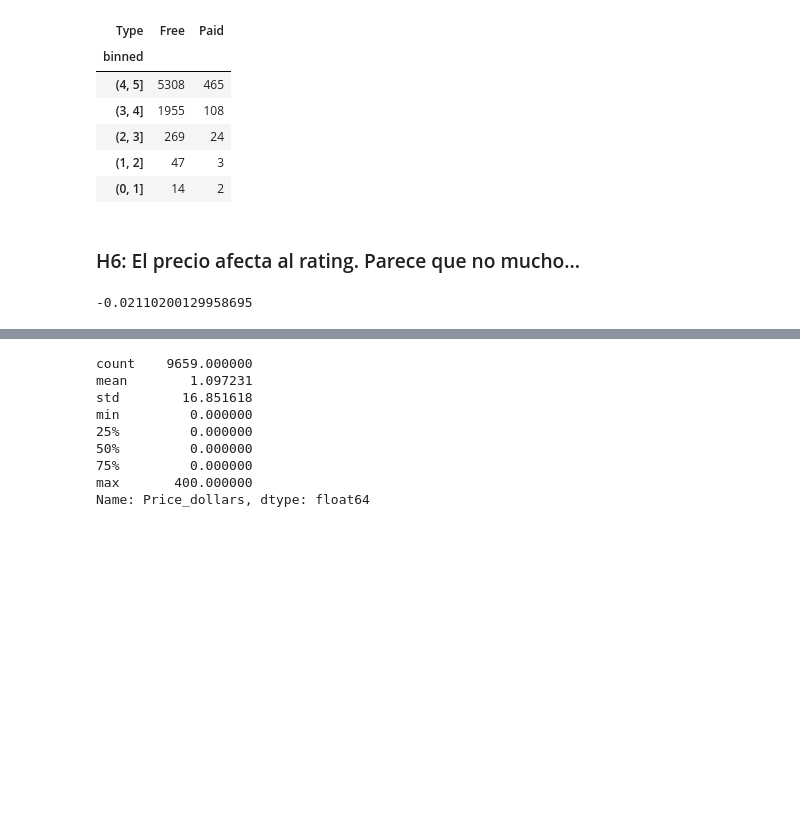
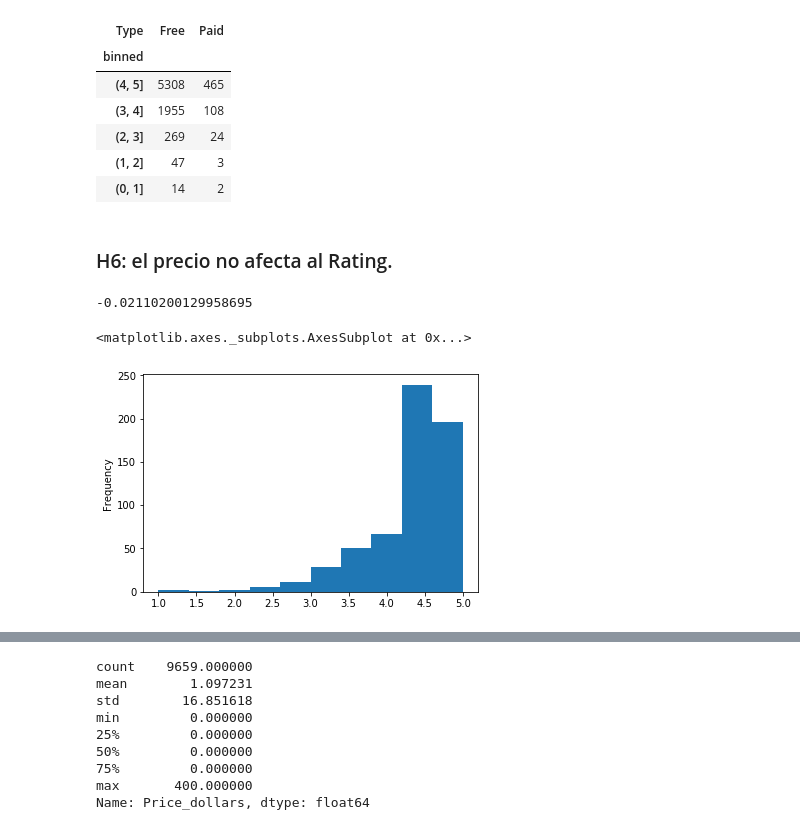
Before and after one commit to Almuglezsalcedo/datamad0119, a Jupyter notebook: module-1/pipelines-project/your-code/data-folder/main.ipynb, the cells around one changed output, grey strips where cells are left out. Cells and saved outputs as stored; diff of their text form; code cells hidden in the pictures; blank space fills up the shorter version.

```diff
--- a/module-1/pipelines-project/your-code/data-folder/main.ipynb
+++ b/module-1/pipelines-project/your-code/data-folder/main.ipynb
@@ -96,9 +91,18 @@ H5
 | (1, 2] | 47 | 3 |
 | (0, 1] | 14 | 2 |
 # %% [markdown]
-### H6: El precio afecta al rating. Parece que no mucho...
+### H6: el precio no afecta al Rating.
 # %%
 correlation=data['Price_dollars'].corr(data['Rating'])
 correlation
 # %% [output]
 -0.02110200129958695
+# %%
+
+data2=data[(data['Type']=='Paid')]
+data3=data[(data['Type']=='Free')]
+# %%
+data2['Rating'].plot.hist()
+# %% [output]
+<matplotlib.axes._subplots.AxesSubplot at 0x...>
+[figure, added]
```
Also changed, not shown: parts of 9 cells of this notebook, 7 other files.
